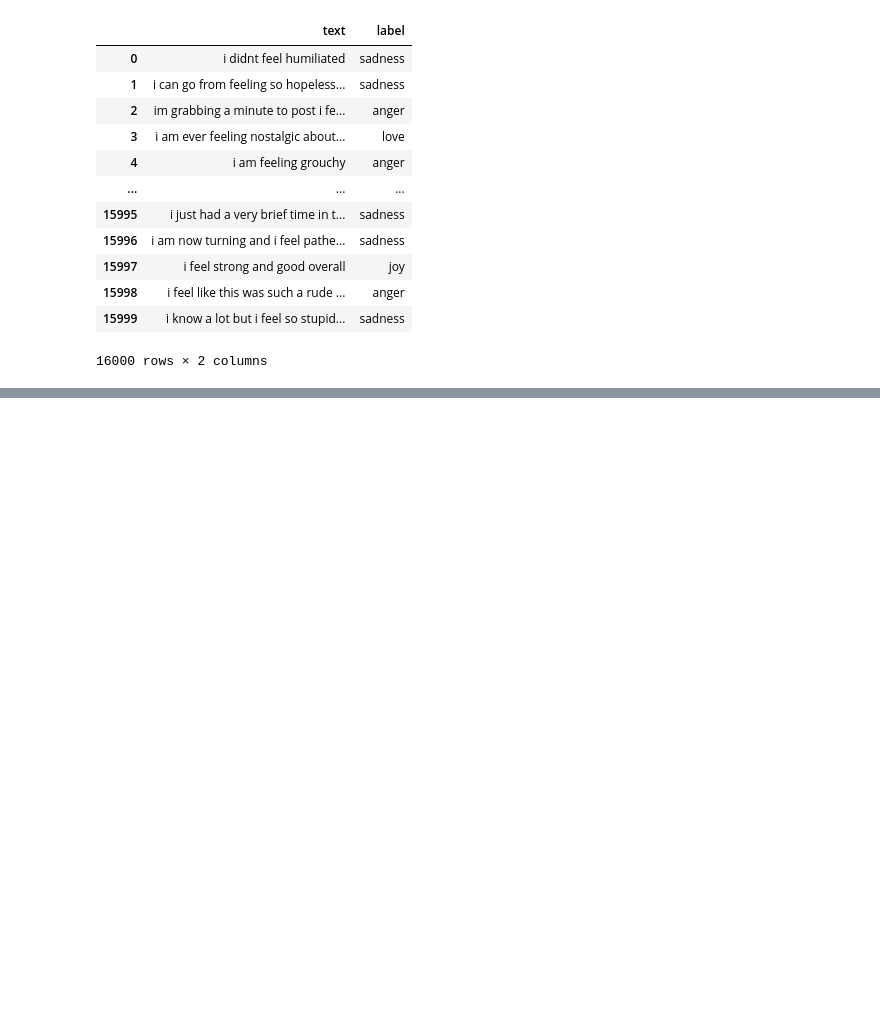
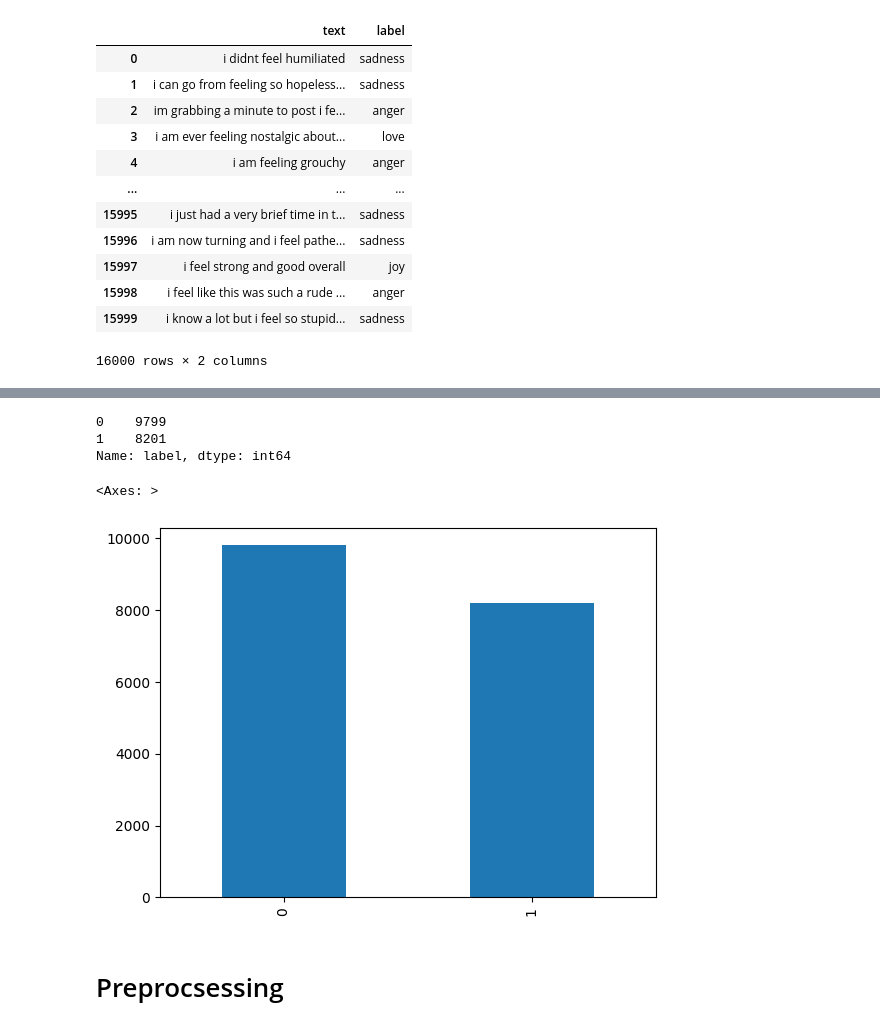
Before and after one commit to sujataprasad01/DL-Sentimental-Analysis-using-Natural-Language-Processing, a Jupyter notebook: Sentimental_Analysis_using_Natural_Language_Processing.ipynb, the cells around one changed output, grey strips where cells are left out. Saved outputs shown, nothing was run; the diff lists cells and outputs as text; code cells hidden in the pictures; blank space fills up the shorter version.

```diff
--- a/Sentimental_Analysis_using_Natural_Language_Processing.ipynb
+++ b/Sentimental_Analysis_using_Natural_Language_Processing.ipynb
@@ -101,0 +178,3 @@ df_train
+# %%
+df.label.replace(to_replace=['joy', 'love', 'surprise'], value=1, inplace=True)
+df.label.replace(to_replace=['sadness', 'anger', 'fear'], value=0, inplace=True)
@@ -101,0 +190,13 @@ df_train
+# %%
+df.label.value_counts()
+# %% [output]
+0    9799
+1    8201
+Name: label, dtype: int64
+# %%
+df.label.value_counts().plot.bar()
+# %% [output]
+<Axes: >
+[figure, added]
+# %% [markdown]
+# Preprocsessing
```
Also changed, not shown: parts of 16 cells of this notebook.
